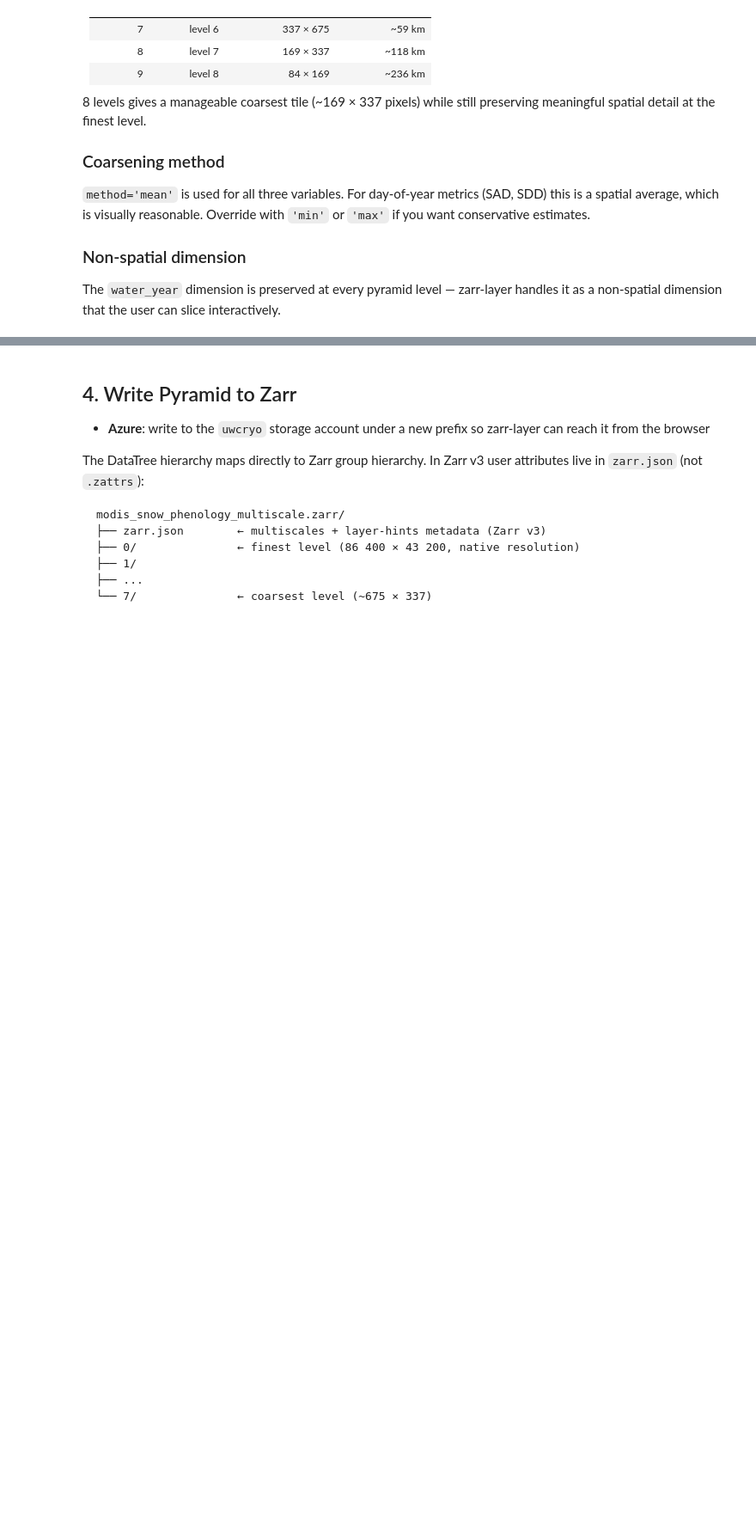
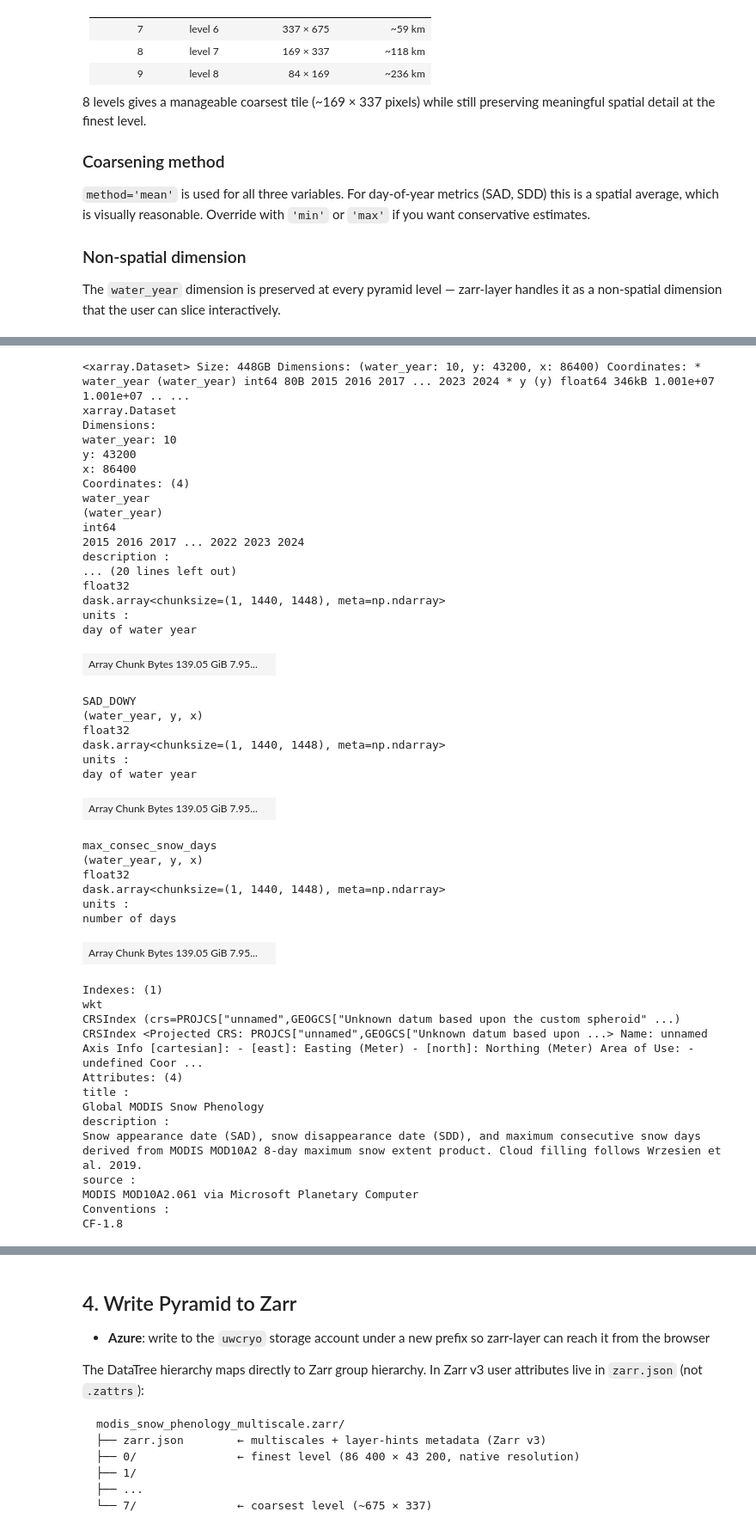
Before and after one commit to egagli/MODIS_snow_phenology, a Jupyter notebook: map/create_zarr_multiscales.ipynb, the cells around one changed output, grey strips where cells are left out. Shown at 86% size. Drawn from its saved outputs; the diff is of its cells as text; code cells hidden in the pictures; blank space fills up the shorter version.

```diff
--- a/map/create_zarr_multiscales.ipynb
+++ b/map/create_zarr_multiscales.ipynb
@@ -164,0 +276,50 @@ pyramid
+# %%
+shard_shape = pyramid.encoding['/0']['SAD_DOWY']['shards']  # e.g. (1, 1440, 1448)
+ds_rechunked = ds_crs.chunk({'water_year': 1, 'y': shard_shape[1], 'x': shard_shape[2]})
+ds_rechunked
+# %% [output]
+<xarray.Dataset> Size: 448GB Dimensions: (water_year: 10, y: 43200, x: 86400) Coordinates: * water_year (water_year) int64 80B 2015 2016 2017 ... 2023 2024 * y (y) float64 346kB 1.001e+07 1.001e+07 .. ...
+xarray.Dataset
+Dimensions:
+water_year: 10
+y: 43200
+x: 86400
+Coordinates: (4)
+water_year
+(water_year)
+int64
+2015 2016 2017 ... 2022 2023 2024
+description :
+... (20 lines left out)
+float32
+dask.array<chunksize=(1, 1440, 1448), meta=np.ndarray>
+units :
+day of water year
+| Array Chunk Bytes 139.05 GiB 7.95... |  |
+SAD_DOWY
+(water_year, y, x)
+float32
+dask.array<chunksize=(1, 1440, 1448), meta=np.ndarray>
+units :
+day of water year
+| Array Chunk Bytes 139.05 GiB 7.95... |  |
+max_consec_snow_days
+(water_year, y, x)
+float32
+dask.array<chunksize=(1, 1440, 1448), meta=np.ndarray>
+units :
+number of days
+| Array Chunk Bytes 139.05 GiB 7.95... |  |
+Indexes: (1)
+wkt
+CRSIndex (crs=PROJCS["unnamed",GEOGCS["Unknown datum based upon the custom spheroid" ...)
+CRSIndex <Projected CRS: PROJCS["unnamed",GEOGCS["Unknown datum based upon ...> Name: unnamed Axis Info [cartesian]: - [east]: Easting (Meter) - [north]: Northing (Meter) Area of Use: - undefined Coor ...
+Attributes: (4)
+title :
+Global MODIS Snow Phenology
+description :
+Snow appearance date (SAD), snow disappearance date (SDD), and maximum consecutive snow days derived from MODIS MOD10A2 8-day maximum snow extent product. Cloud filling follows Wrzesien et al. 2019.
+source :
+MODIS MOD10A2.061 via Microsoft Planetary Computer
+Conventions :
+CF-1.8
```
Also changed, not shown: parts of 23 cells of this notebook.
